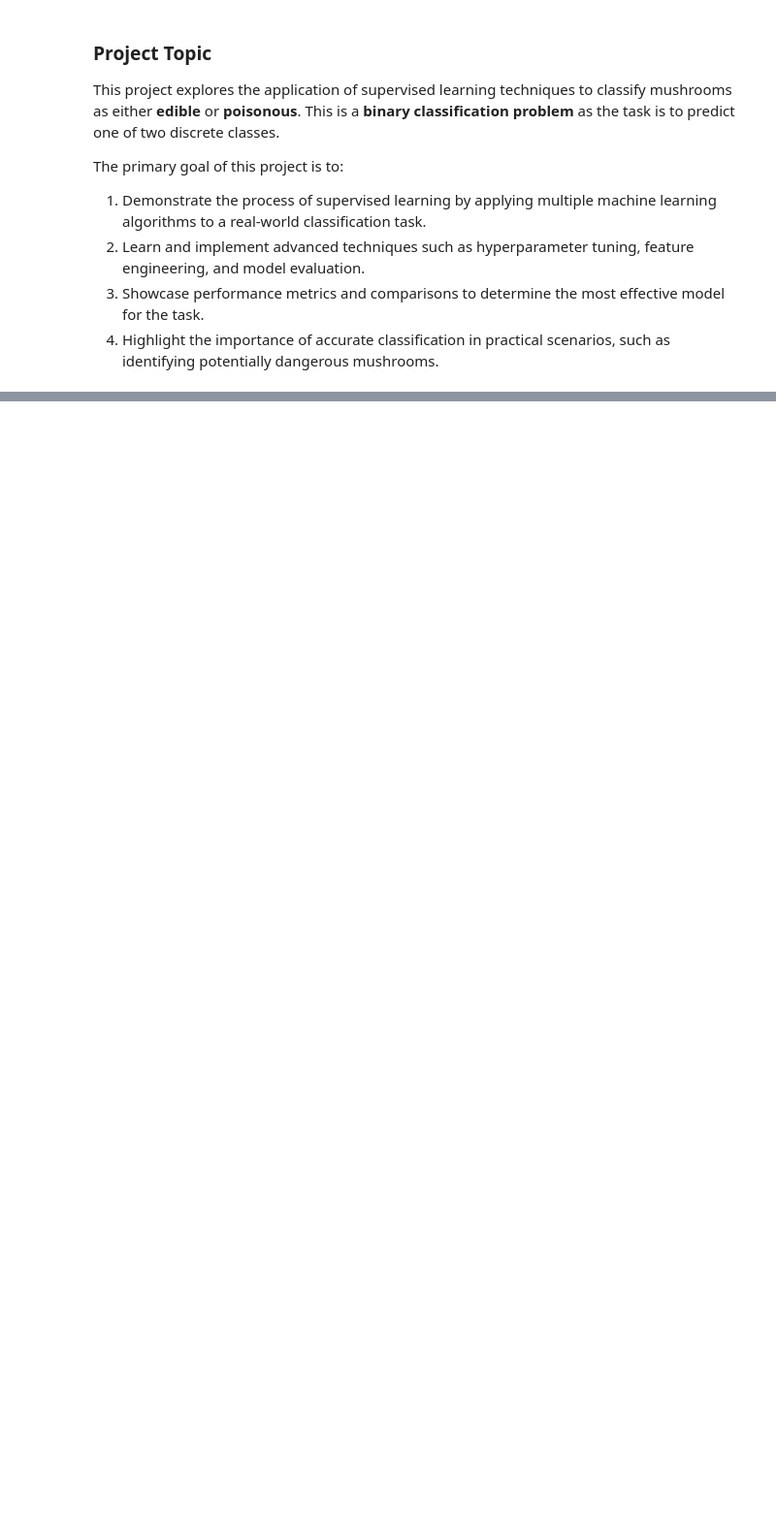
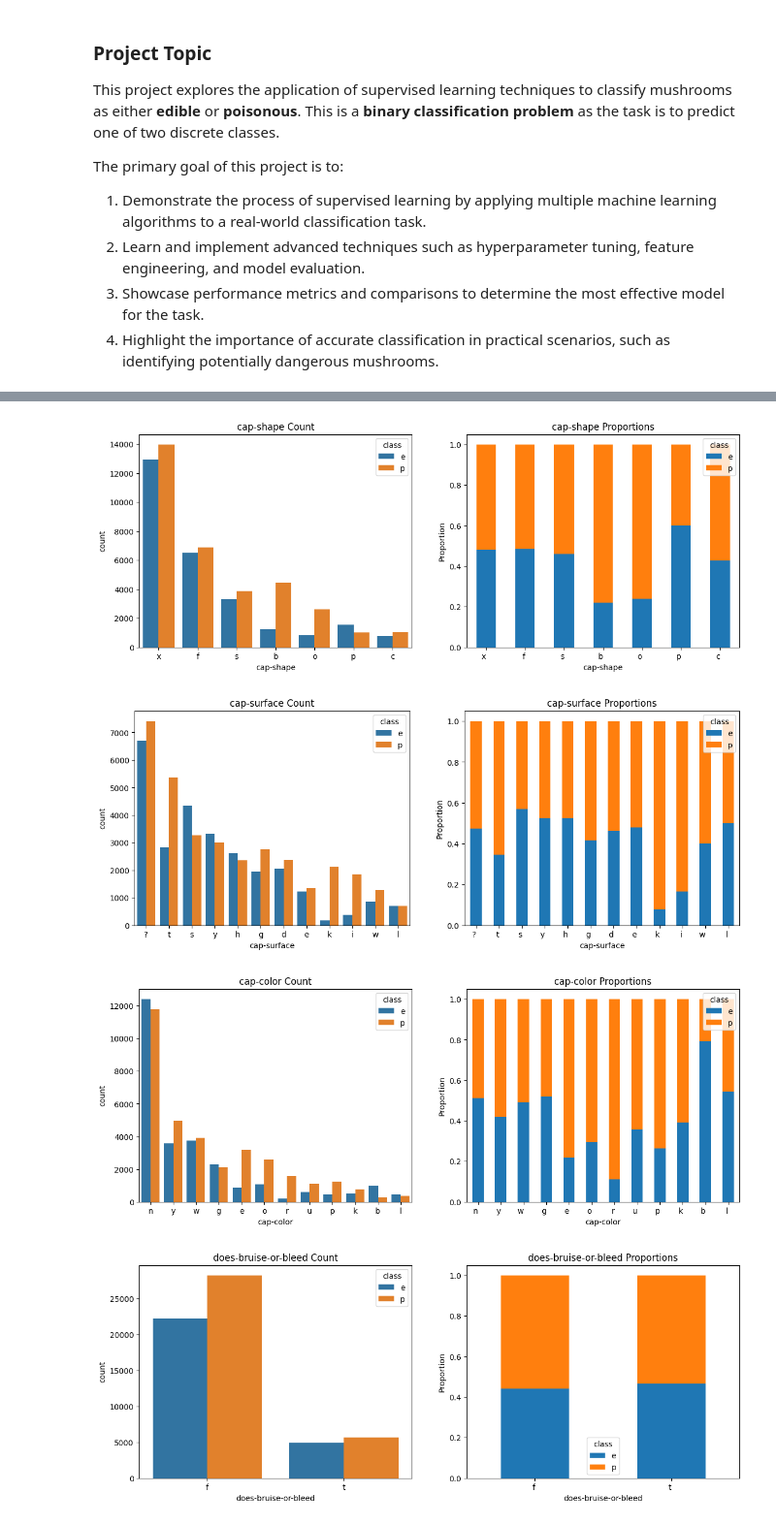
Before and after one commit to porterwilcox/supervised-learning, a Jupyter notebook: supervised-learning.ipynb, the cells around one changed output, grey strips where cells are left out. Shown: that part at 97% size. Saved outputs shown, nothing was run; the diff lists cells and outputs as text; code cells hidden in the pictures; blank space fills up the shorter version.

```diff
--- a/supervised-learning.ipynb
+++ b/supervised-learning.ipynb
@@ -108,0 +177,21 @@ Data is clean and ready to explore, train, and test!
+# %%
+for f in cat_features:
+    fig, axes = plt.subplots(1, 2, figsize=(14, 5))
+
+    order = X[f].value_counts().index
+
+    sns.countplot(x=f, hue=y_col, data=X, ax=axes[0], order=order, hue_order=['e', 'p'])
+    axes[0].set_title(f + ' Count')
+
+    proportions = X.groupby([f, y_col]).size().unstack().reindex(index=order)
+    proportions.div(proportions.sum(axis=1), axis=0).plot(kind='bar', stacked=True, ax=axes[1])
+    axes[1].set_title(f + ' Proportions')
+    axes[1].set_ylabel("Proportion")
+    axes[1].set_xticklabels(axes[1].get_xticklabels(), rotation=0, ha='right')
+
+    plt.show()
+# %% [output]
+[figure, added]
+[figure, added]
+[figure, added]
+[figure, added]
```
Also changed, not shown: parts of 14 cells of this notebook.
